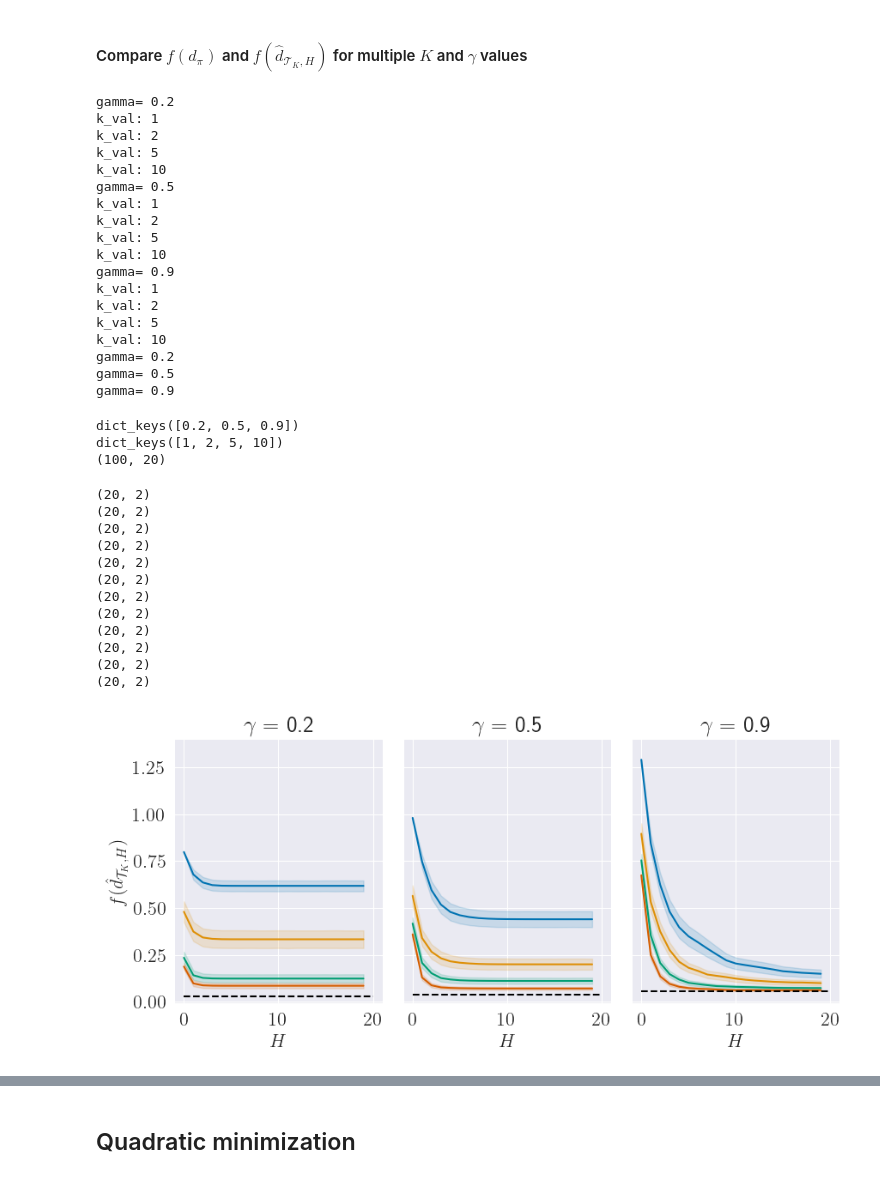
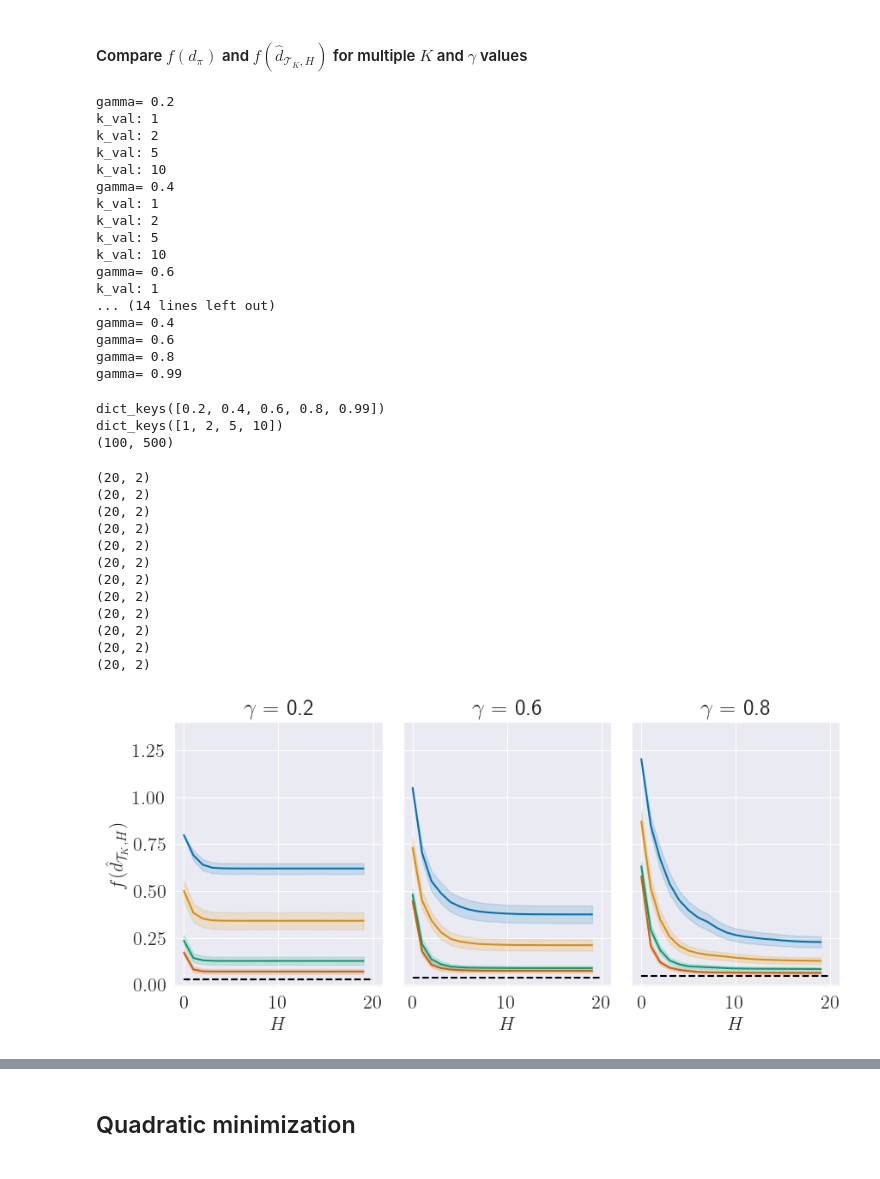
Before and after one commit to PPSantos/gumdps-number-of-trials, a Jupyter notebook: number_of_trials.ipynb, the cells around one changed output, grey strips where cells are left out. Drawn from its saved outputs; the diff is of its cells as text; code cells hidden in the pictures.

```diff
--- a/number_of_trials.ipynb
+++ b/number_of_trials.ipynb
@@ -150,8 +150,8 @@ print(f_estimated.shape)
 # %% [markdown]
 #### Compare $f(d_\pi)$ and $ f\left(\hat{d}_{\mathcal{T}_K, H} \right)$ for multiple $K$ and $\gamma$ values
 # %%
-gammas = [0.2,0.5,0.9]
-max_traj_length = 20
+gammas = [0.2,0.4,0.6,0.8,0.99]
+max_traj_length = 500 # this is more than enough to approximate H = \infty.
 N_val = 100
 k_vals = [1,2,5,10]
 
@@ -206,9 +205,14 @@ fig, axs = plt.subplots(1, 3, gridspec_kw = {'wspace':0.1, 'hspace':0})
 fig.set_size_inches(10.0, 4.0)
 #fig.tight_layout()
 
-for gamma_val, ax in zip(gammas, axs.flat):
+truncate_traj_length = 20
+
+for gamma_val, ax in zip([0.2,0.6,0.8], axs.flat):
 
     for k_val, estimated_fs in estimated_fs_dict[gamma_val].items():
+
+        estimated_fs = estimated_fs[:,:truncate_traj_length]
+
         p = ax.plot(np.arange(estimated_fs.shape[1]), np.mean(estimated_fs, axis=0), label=r'$K=$ ' + str(k_val))
 
         cis = [mean_ci(estimated_fs[:,idx]) for idx in range(estimated_fs.shape[1])]
@@ -231,7 +235,7 @@ for ax in fig.get_axes():
 
 axs.flat[0].set_ylabel(r'$f(\hat{d}_{\mathcal{T}_K,H})$')
 
-plt.savefig(f'plot_dhat_vs_dpi_Ks_gammas_entropy_mdp.pdf', bbox_inches='tight', pad_inches=0)
+plt.savefig(f'figs/entropy_mdp_plot1.pdf', bbox_inches='tight', pad_inches=0)
 plt.show()
 # %% [output]
 (20, 2)
@@ -308,8 +354,8 @@ print(f_estimated)
 # %% [markdown]
 #### Compare $f(d_\pi)$ and $ f\left(\hat{d}_{\mathcal{T}_K, H} \right)$ for multiple $K$ and $\gamma$ values
 # %%
-gammas = [0.2,0.5,0.9]
-max_traj_length = 20
+gammas = [0.2,0.4,0.6,0.8,0.99]
+max_traj_length = 500 # this is more than enough to approximate H = \infty.
 N_val = 100
 k_vals = [1,2,5,10]
 
@@ -348,35 +394,39 @@ k_val: 1
 k_val: 2
 k_val: 5
 k_val: 10
-gamma= 0.5
+gamma= 0.4
 k_val: 1
 k_val: 2
 k_val: 5
 k_val: 10
-gamma= 0.9
+gamma= 0.6
 k_val: 1
-k_val: 2
-k_val: 5
-k_val: 10
-gamma= 0.2
-gamma= 0.5
-gamma= 0.9
+... (14 lines left out)
+gamma= 0.4
+gamma= 0.6
+gamma= 0.8
+gamma= 0.99
 # %%
 print(estimated_fs_dict.keys())
-print(estimated_fs_dict[0.9].keys())
-print(estimated_fs_dict[0.9][1].shape)
+print(estimated_fs_dict[0.2].keys())
+print(estimated_fs_dict[0.2][1].shape)
 # %% [output]
-dict_keys([0.2, 0.5, 0.9])
+dict_keys([0.2, 0.4, 0.6, 0.8, 0.99])
 dict_keys([1, 2, 5, 10])
-(100, 20)
+(100, 500)
 # %%
 fig, axs = plt.subplots(1, 3, gridspec_kw = {'wspace':0.1, 'hspace':0})
 fig.set_size_inches(10.0, 4.0)
 #fig.tight_layout()
 
-for gamma_val, ax in zip(gammas, axs.flat):
+truncate_traj_length = 20
+
+for gamma_val, ax in zip([0.2,0.6,0.8], axs.flat):
 
     for k_val, estimated_fs in estimated_fs_dict[gamma_val].items():
+
+        estimated_fs = estimated_fs[:,:truncate_traj_length]
+
         p = ax.plot(np.arange(estimated_fs.shape[1]), np.mean(estimated_fs, axis=0), label=r'$K=$ ' + str(k_val))
 
         cis = [mean_ci(estimated_fs[:,idx]) for idx in range(estimated_fs.shape[1])]
@@ -386,32 +436,32 @@ for gamma_val, ax in zip(gammas, axs.flat):
                             color=p[0].get_color(), alpha=0.15)
 
     ax.hlines(y=true_fs_dict[gamma_val], xmin=0, xmax=estimated_fs.shape[1], label=r"$f(d_\pi)$", color="black", linestyle="--")
 
     ax.grid()
 
     ax.set_ylim([-0.01,1.4])
     ax.set_title(r"$\gamma = $ " + str(gamma_val))
     ax.set_xlabel(r'$H$')
 
 # Remove inner labels.
 for ax in fig.get_axes():
     ax.label_outer()
 
 axs.flat[0].set_ylabel(r'$f(\hat{d}_{\mathcal{T}_K,H})$')
 
-plt.savefig(f'plot_dhat_vs_dpi_Ks_gammas_imitation_mdp.pdf', bbox_inches='tight', pad_inches=0)
+plt.savefig(f'figs/imitation_mdp_plot1.pdf', bbox_inches='tight', pad_inches=0)
 plt.show()
 # %% [output]
 (20, 2)
 (20, 2)
 (20, 2)
 (20, 2)
 (20, 2)
 (20, 2)
 (20, 2)
 (20, 2)
 (20, 2)
 (20, 2)
 (20, 2)
 (20, 2)
-[figure, old version]
+[figure, new version]
```
Also changed, not shown: parts of 15 cells of this notebook, 6 other files.
